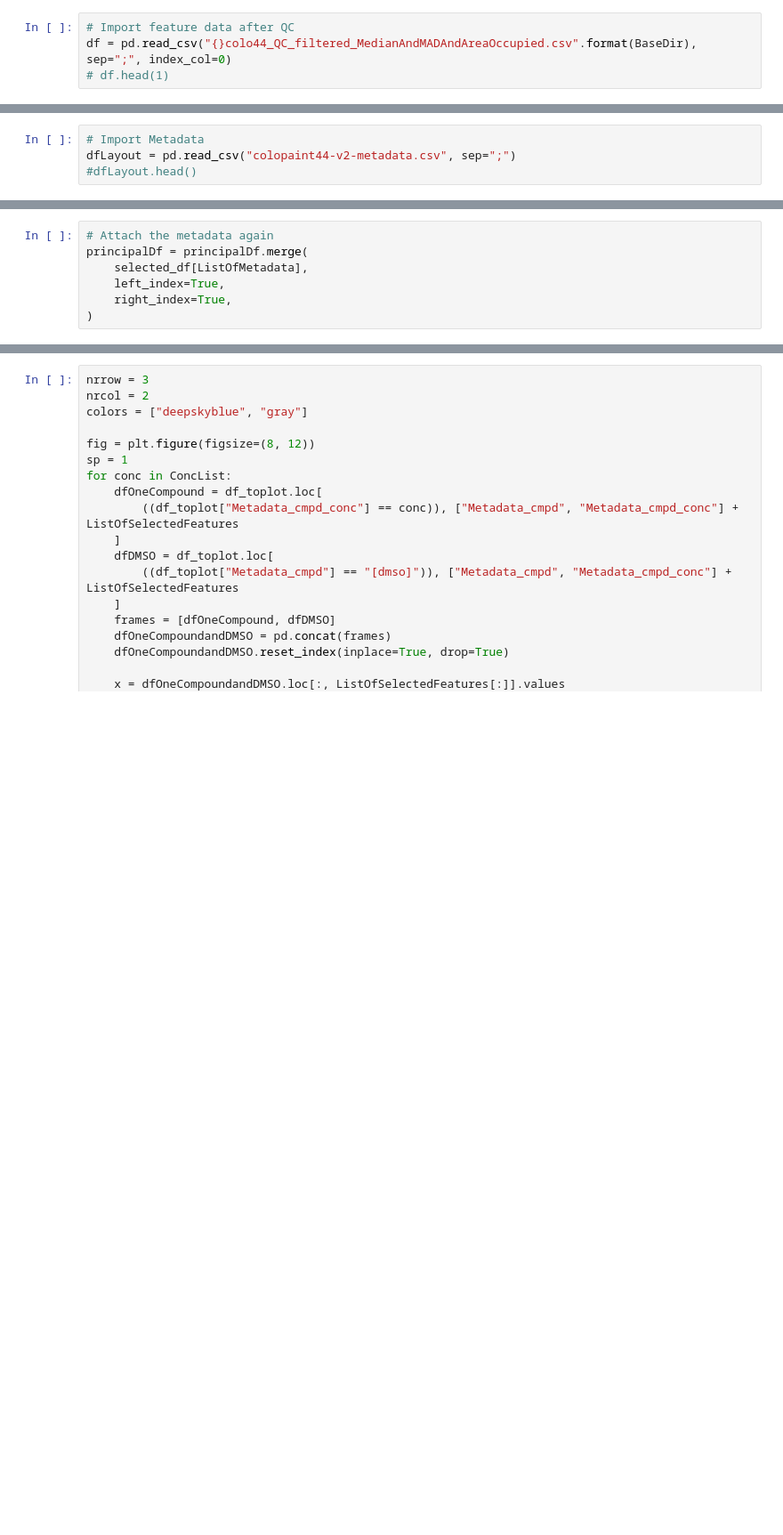
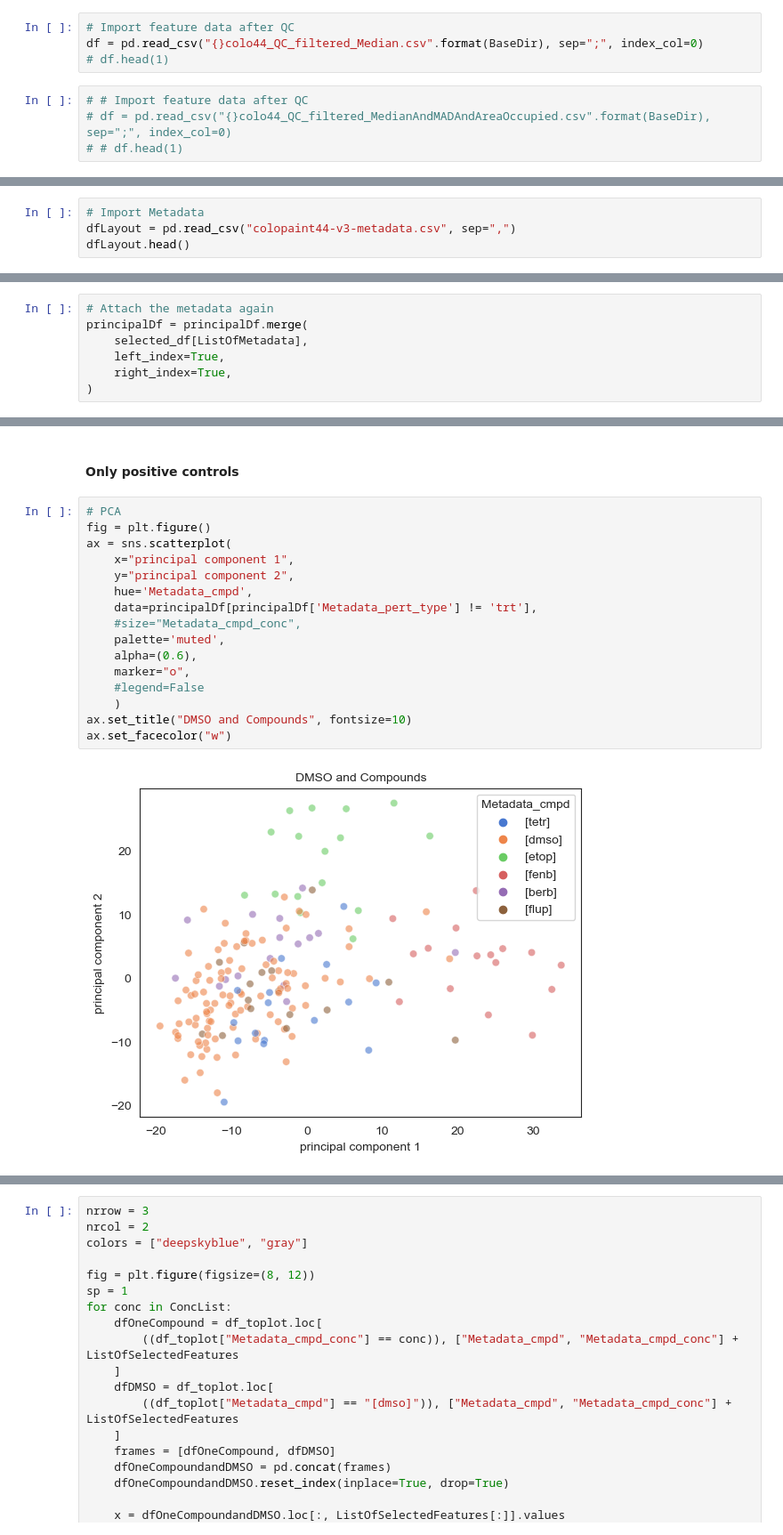
Before and after one commit to pharmbio/colopaint3D, a Jupyter notebook: 2D_analysis_v2/4_Pycytominer_pipeline.ipynb, the cells around one changed output, grey strips where cells are left out. Shown at 89% size. Saved outputs shown, nothing was run; the diff lists cells and outputs as text; blank space fills up the shorter version.

```diff
--- a/2D_analysis_v2/4_Pycytominer_pipeline.ipynb
+++ b/2D_analysis_v2/4_Pycytominer_pipeline.ipynb
@@ -18,10 +19,14 @@ import seaborn as sns; sns.set_style("white")
 #### Run the preprocessing pipeline
 # %%
 BaseDir = "./results/"
+# %%
+# Import feature data after QC
+df = pd.read_csv("{}colo44_QC_filtered_Median.csv".format(BaseDir), sep=";", index_col=0)
+# df.head(1)
 # %%
-# Import feature data after QC
-df = pd.read_csv("{}colo44_QC_filtered_MedianAndMADAndAreaOccupied.csv".format(BaseDir), sep=";", index_col=0)
-# df.head(1)
+# # Import feature data after QC
+# df = pd.read_csv("{}colo44_QC_filtered_MedianAndMADAndAreaOccupied.csv".format(BaseDir), sep=";", index_col=0)
+# # df.head(1)
 # %%
 ListOfData = list(df.columns.values)
 
@@ -29,5 +34,5 @@ ListOfData = list(df.columns.values)
 ListOfFeatures = list(set(ListOfData) - set(['plate_well', 'ImageID']))
 # %%
 # Import Metadata
-dfLayout = pd.read_csv("colopaint44-v2-metadata.csv", sep=";")
-#dfLayout.head()
+dfLayout = pd.read_csv("colopaint44-v3-metadata.csv", sep=",")
+dfLayout.head()
@@ -126,3 +141,23 @@ ax.set_title("DMSO and Compounds", fontsize=10)
 ax.set_facecolor("w")
 # %% [output]
 [figure]
+# %% [markdown]
+#### Only positive controls
+# %%
+# PCA
+fig = plt.figure()
+ax = sns.scatterplot(
+    x="principal component 1",
+    y="principal component 2",
+    hue='Metadata_cmpd',
+    data=principalDf[principalDf['Metadata_pert_type'] != 'trt'],
+    #size="Metadata_cmpd_conc",
+    palette='muted',
+    alpha=(0.6),
+    marker="o",
+    #legend=False
+    )
+ax.set_title("DMSO and Compounds", fontsize=10)
+ax.set_facecolor("w")
+# %% [output]
+[figure, added]
```
Also changed, not shown: parts of 8 cells of this notebook, 2 other files.
